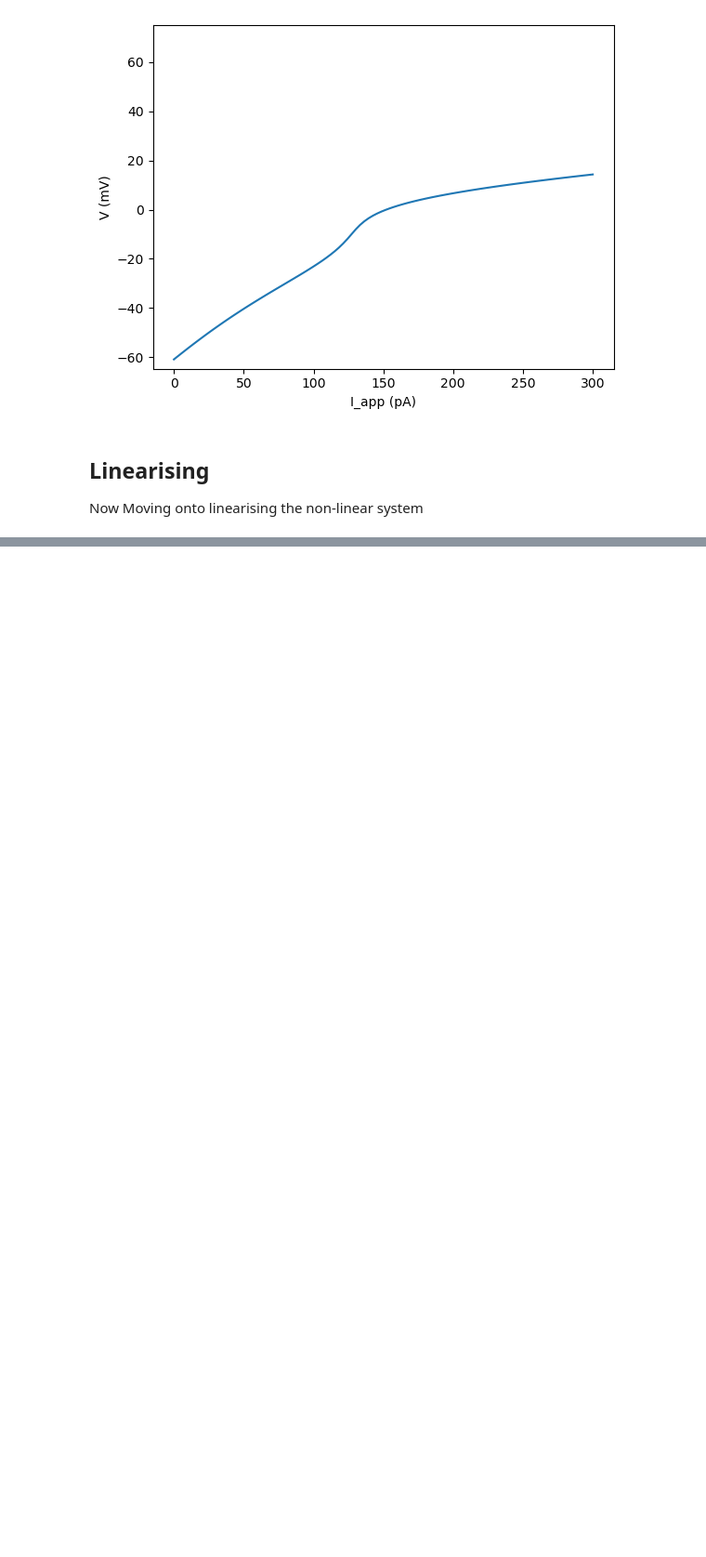
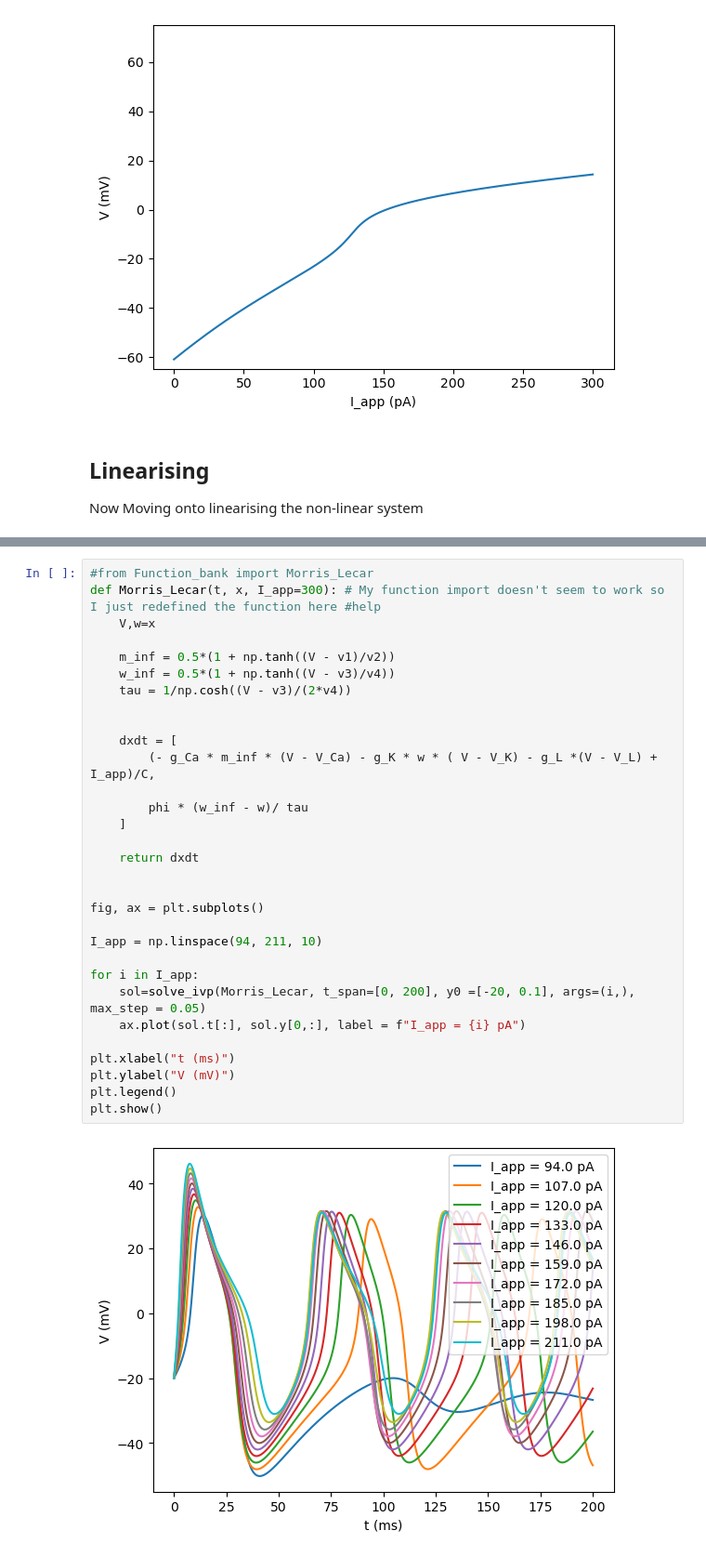
Before and after one commit to DoorFella/NSCI0011-Scientific-Computing, a Jupyter notebook: figures.ipynb, the cells around one changed output, grey strips where cells are left out. Shown at 93% size. Saved outputs shown, nothing was run; the diff lists cells and outputs as text; blank space fills up the shorter version.

```diff
--- a/figures.ipynb
+++ b/figures.ipynb
@@ -69,0 +107,33 @@ print(eigenvalues)
+# %%
+#from Function_bank import Morris_Lecar
+def Morris_Lecar(t, x, I_app=300): # My function import doesn't seem to work so I just redefined the function here #help
+    V,w=x
+
+    m_inf = 0.5*(1 + np.tanh((V - v1)/v2))
+    w_inf = 0.5*(1 + np.tanh((V - v3)/v4))
+    tau = 1/np.cosh((V - v3)/(2*v4))
+
+
+    dxdt = [
+        (- g_Ca * m_inf * (V - V_Ca) - g_K * w * ( V - V_K) - g_L *(V - V_L) + I_app)/C,
+
+        phi * (w_inf - w)/ tau
+    ]
+
+    return dxdt
+
+
+fig, ax = plt.subplots()
+
+I_app = np.linspace(94, 211, 10)
+
+for i in I_app:
+    sol=solve_ivp(Morris_Lecar, t_span=[0, 200], y0 =[-20, 0.1], args=(i,), max_step = 0.05)
+    ax.plot(sol.t[:], sol.y[0,:], label = f"I_app = {i} pA")
+
+plt.xlabel("t (ms)")
+plt.ylabel("V (mV)")
+plt.legend()
+plt.show()
+# %% [output]
+[figure, added]
```
Also changed, not shown: parts of 3 cells of this notebook, 17 other files.
